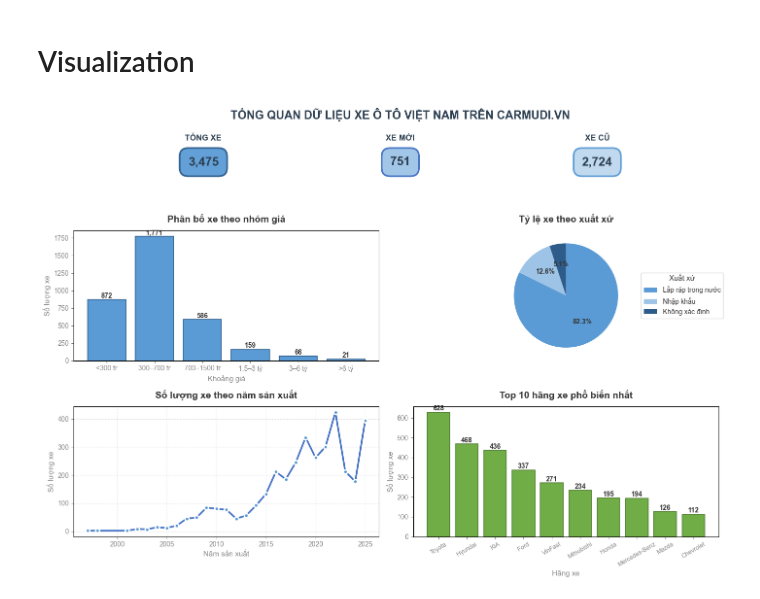
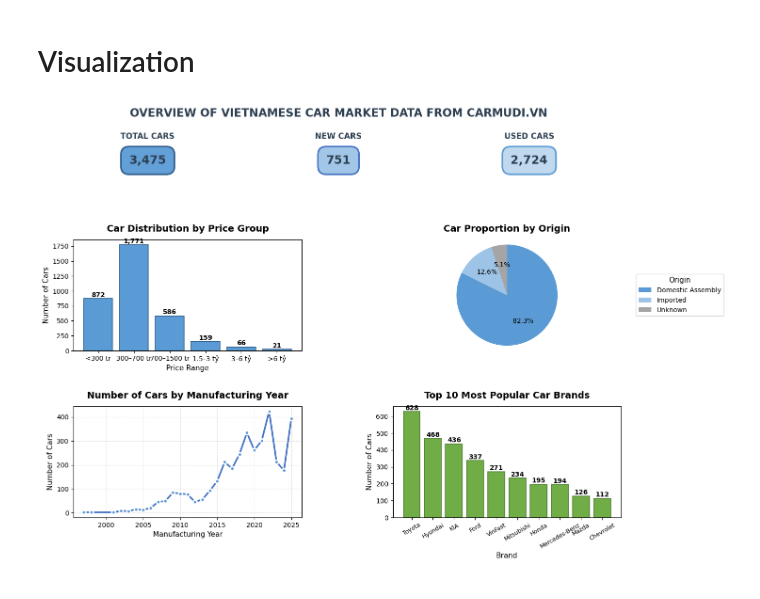
Before and after one commit to cxashs/btl_datascience_carmudi, a Jupyter notebook: carmudi_scraper_analyzer.ipynb, the cells around one changed output. Cells and saved outputs as stored; diff of their text form; code cells hidden in the pictures.

```diff
--- a/carmudi_scraper_analyzer.ipynb
+++ b/carmudi_scraper_analyzer.ipynb
@@ -464,11 +464,12 @@ print(df[['mileage', 'mileage_log']].head(50))
 import pandas as pd
 import matplotlib.pyplot as plt
 
-# --- Chuẩn bị dữ liệu (ví dụ) ---
+# --- Price grouping ---
 bins = [0, 300, 700, 1500, 3000, 6000, 15000]
 labels = ['<300 tr', '300–700 tr', '700–1500 tr', '1.5–3 tỷ', '3–6 tỷ', '>6 tỷ']
 df['price_group'] = pd.cut(df['price'], bins=bins, labels=labels)
 
+# --- Basic counts ---
 counts_price = df['price_group'].value_counts().sort_index()
 top_brands = df['manufacturer'].value_counts().head(10)
 origin_counts = df['origin'].value_counts()
@@ -477,75 +478,107 @@ total_cars = len(df)
 new_cars = (df['condition'] == 'Xe mới').sum()
 used_cars = (df['condition'] == 'Đã qua sử dụng').sum()
 
-# --- Khung figure ---
+# --- Map Vietnamese origin labels to English for display ---
+origin_labels_en = origin_counts.index.to_series().replace({
+    "Lắp ráp trong nước": "Domestic Assembly",
+    "Nhập khẩu": "Imported",
+    "Không xác định": "Unknown"
+})
+
+# --- Figure layout ---
 fig, axes = plt.subplots(2, 2, figsize=(15, 10))
-plt.subplots_adjust(top=0.78, hspace=0.35, wspace=0.3)
+plt.subplots_adjust(top=0.78, hspace=0.9, wspace=0.9)
 
-# --- Biểu đồ 1 ---
+
+# --- Chart 1: Price distribution ---
 axes[0, 0].bar(counts_price.index, counts_price.values, color='#5B9BD5', edgecolor='#2E5C8A', linewidth=1.2)
-axes[0, 0].set_title('Phân bố xe theo nhóm giá', fontsize=14, fontweight='bold', pad=12)
-axes[0, 0].set_xlabel('Khoảng giá', fontsize=11)
-axes[0, 0].set_ylabel('Số lượng xe', fontsize=11)
+axes[0, 0].set_title('Car Distribution by Price Group', fontsize=14, fontweight='bold', pad=12)
+axes[0, 0].set_xlabel('Price Range', fontsize=11)
+axes[0, 0].set_ylabel('Number of Cars', fontsize=11)
 axes[0, 0].tick_params(labelsize=10)
 for i, v in enumerate(counts_price.values):
     axes[0, 0].text(i, v + 2, f'{int(v):,}', ha='center', va='bottom', fontsize=10, fontweight='bold')
+# --- Chart 2: Car proportion by origin---
+colors_pie = ['#5B9BD5', '#9DC3E6', '#A5A5A5']
 
-# --- Biểu đồ 2 ---
-colors_pie = ['#5B9BD5', '#9DC3E6', '#2E5C8A', '#70AD47', '#4472C4', '#A5A5A5']
+
+origin_labels_en = origin_counts.index.to_series().replace({
+    "Lắp ráp trong nước": "Domestic Assembly",
+    "Nhập khẩu": "Imported",
+    "Không xác định": "Unknown"
+})
+
+
 wedges, texts, autotexts = axes[0, 1].pie(
     origin_counts,
-    labels=None, autopct='%1.1f%%', startangle=90,
-    counterclock=False, colors=colors_pie, textprops={'fontsize': 10, 'fontweight': 'bold'}
-)
-axes[0, 1].set_title('Tỷ lệ xe theo xuất xứ', fontsize=14, fontweight='bold', pad=12)
-axes[0, 1].legend(
-    origin_counts.index, title="Xuất xứ", loc="center left",
-    bbox_to_anchor=(1.05, 0.5), fontsize=10, title_fontsize=11
+    labels=None,
+    autopct='%1.1f%%',
+    startangle=90,
+    colors=colors_pie,
+    counterclock=False,
+    textprops={'fontsize': 10}
 )
 
-# --- Biểu đồ 3 ---
+axes[0, 1].set_title('Car Proportion by Origin', fontsize=14, fontweight='bold', pad=12)
+
+# legend in right
+axes[0, 1].legend(
+    origin_labels_en,
+    title="Origin",
+    loc="center left",
+    bbox_to_anchor=(1.05, 0.5),
+    fontsize=10,
+    title_fontsize=11
+)
+
+axes[0, 1].axis('equal')
+
+
+
+# --- Chart 3: Number of cars by manufacturing year ---
 axes[1, 0].plot(year_counts.index, year_counts.values, marker='o', color='#4472C4',
-                linewidth=2.5, markersize=6, markerfacecolor='#5B9BD5', markeredgecolor='white', markeredgewidth=2)
-axes[1, 0].set_title('Số lượng xe theo năm sản xuất', fontsize=14, fontweight='bold', pad=12)
-axes[1, 0].set_xlabel('Năm sản xuất', fontsize=11)
-axes[1, 0].set_ylabel('Số lượng xe', fontsize=11)
+                linewidth=2.5, markersize=6, markerfacecolor='#5B9BD5',
+                markeredgecolor='white', markeredgewidth=2)
+axes[1, 0].set_title('Number of Cars by Manufacturing Year', fontsize=14, fontweight='bold', pad=12)
+axes[1, 0].set_xlabel('Manufacturing Year', fontsize=11)
+axes[1, 0].set_ylabel('Number of Cars', fontsize=11)
 axes[1, 0].tick_params(labelsize=10)
 axes[1, 0].grid(True, linestyle='--', alpha=0.4)
 
-# --- Biểu đồ 4 ---
+# --- Chart 4: Top 10 most popular brands ---
 axes[1, 1].bar(top_brands.index, top_brands.values, color='#70AD47', edgecolor='#507E32', linewidth=1.2)
-axes[1, 1].set_title('Top 10 hãng xe phổ biến nhất', fontsize=14, fontweight='bold', pad=12)
-axes[1, 1].set_xlabel('Hãng xe', fontsize=11)
-axes[1, 1].set_ylabel('Số lượng xe', fontsize=11)
+axes[1, 1].set_title('Top 10 Most Popular Car Brands', fontsize=14, fontweight='bold', pad=12)
+axes[1, 1].set_xlabel('Brand', fontsize=11)
+axes[1, 1].set_ylabel('Number of Cars', fontsize=11)
 axes[1, 1].tick_params(axis='x', rotation=30, labelsize=9)
 for i, v in enumerate(top_brands.values):
     axes[1, 1].text(i, v + 2, f'{int(v):,}', ha='center', va='bottom', fontsize=10, fontweight='bold')
 
-# --- VÙNG 3 Ô THỐNG KÊ DẠNG DASHBOARD ---
+# --- Dashboard summary boxes ---
 positions = [0.23, 0.5, 0.77]
-stat_labels = ["Tổng xe", "Xe mới", "Xe cũ"]
+stat_labels = ["Total Cars", "New Cars", "Used Cars"]
 values = [total_cars, new_cars, used_cars]
 colors = ["#5B9BD5", "#9DC3E6", "#BDD7EE"]
 border_colors = ["#2E5C8A", "#4472C4", "#5B9BD5"]
 
 for pos, label, value, color, border in zip(positions, stat_labels, values, colors, border_colors):
     fig.text(
         pos, 0.91, label.upper(),
         ha='center', va='bottom', fontsize=12, fontweight='bold', color='#2C3E50'
     )
     fig.text(
         pos, 0.88, f"{value:,}",
         ha='center', va='top', fontsize=18, fontweight='bold', color='#2C3E50',
         bbox=dict(facecolor=color, edgecolor=border, boxstyle='round,pad=0.7', linewidth=2.5, alpha=0.95)
     )
 
-# --- Tiêu đề tổng thể ---
+# --- Overall title ---
 fig.suptitle(
-    "TỔNG QUAN DỮ LIỆU XE Ô TÔ VIỆT NAM TRÊN CARMUDI.VN",
+    "OVERVIEW OF VIETNAMESE CAR MARKET DATA FROM CARMUDI.VN",
     fontsize=17, fontweight='bold', color='#2C3E50', y=0.98
 )
 
-plt.tight_layout(rect=[0, 0, 1, 0.82])
+plt.subplots_adjust(top=0.7, hspace=0.5, wspace=0.4)
 plt.show()
 # %% [output]
-[figure, old version]
+[figure, new version]
```
